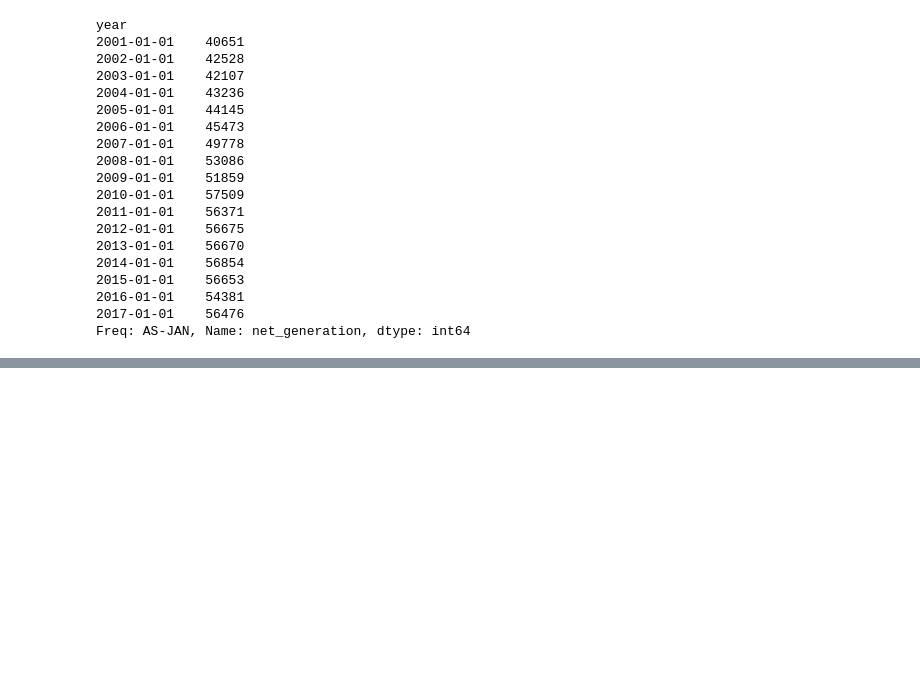
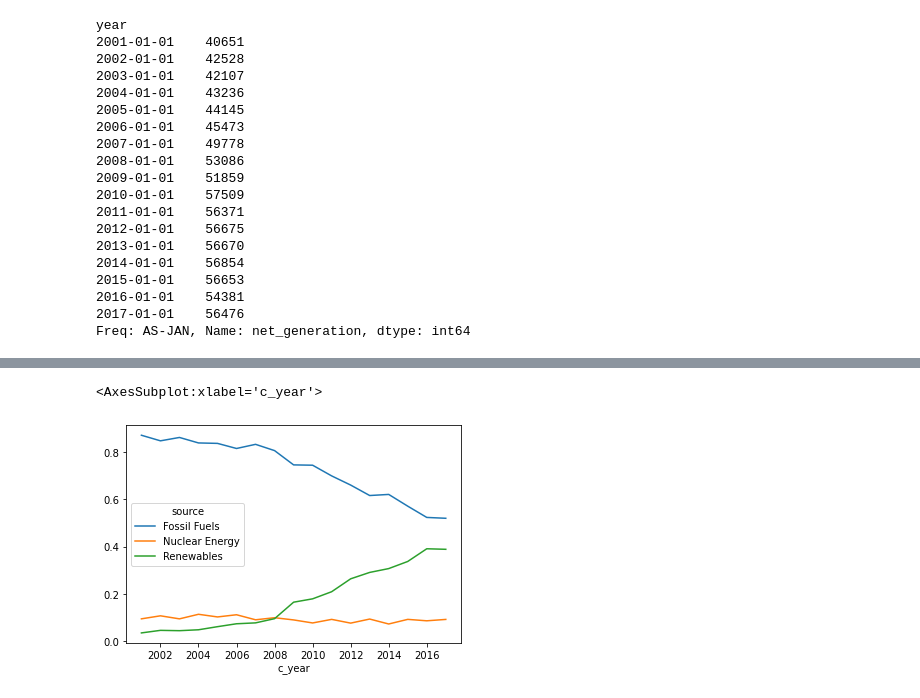
Before and after one commit to PGuajardo/time-series-exercises, a Jupyter notebook: work_time_series_exercises.ipynb, the cells around one changed output, grey strips where cells are left out. Cells and saved outputs as stored; diff of their text form; code cells hidden in the pictures; blank space fills up the shorter version.

```diff
--- a/work_time_series_exercises.ipynb
+++ b/work_time_series_exercises.ipynb
@@ -668,0 +693,4 @@ Freq: AS-JAN, Name: net_generation, dtype: int64
+# %%
+# use pivot_table to have years as columns:
+
+df_pivot = df_iowa.pivot_table(index = ['source'], columns= 'c_year', values = 'net_generation' )
@@ -668,0 +704,10 @@ Freq: AS-JAN, Name: net_generation, dtype: int64
+# %%
+# lets normalize the dataframe (columnwise):
+
+cols = list(df_pivot.columns)
+df_pivot[cols] = df_pivot[cols] / df_pivot[cols].sum()
+# %%
+df_pivot.T.plot()
+# %% [output]
+<AxesSubplot:xlabel='c_year'>
+[figure, added]
```
Also changed, not shown: parts of 8 cells of this notebook, 2 other files.
